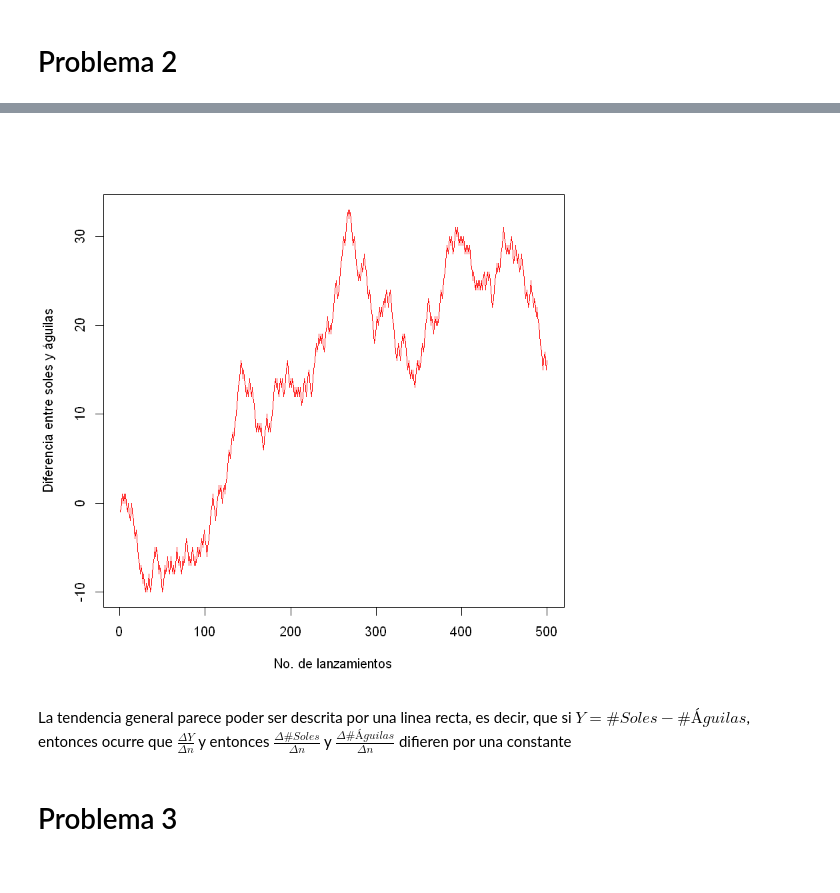
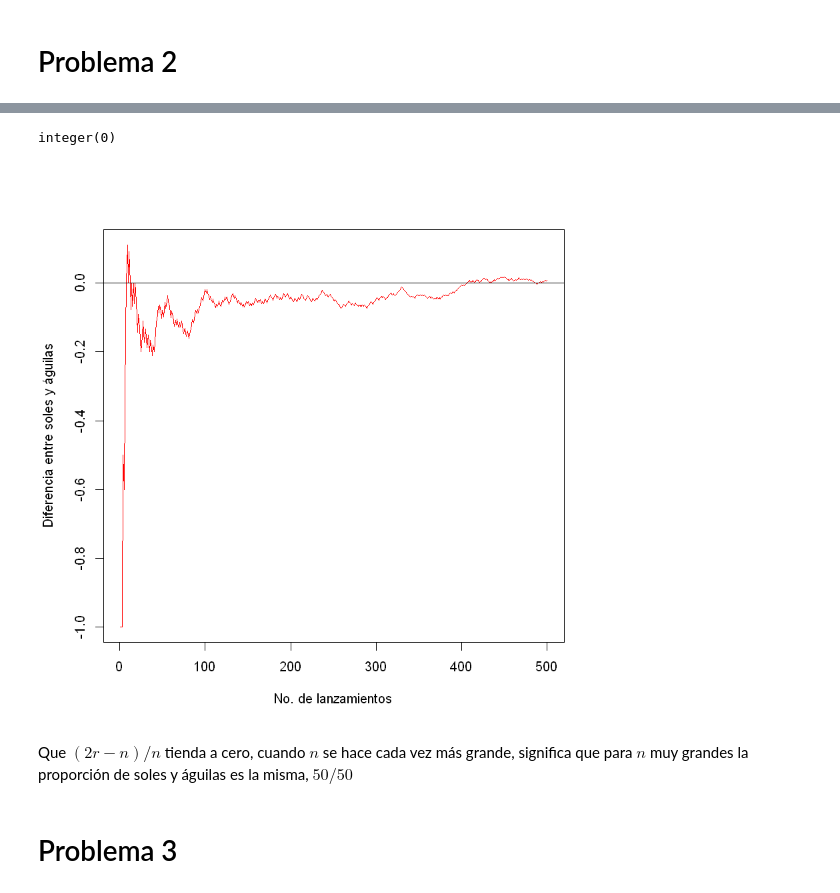
Before and after one commit to ItzamaDG/Tarea1-Simulacion, a Jupyter notebook: Tarea1.ipynb, the cells around one changed output, grey strips where cells are left out. Drawn from its saved outputs; the diff is of its cells as text; code cells hidden in the pictures.

```diff
--- a/Tarea1.ipynb
+++ b/Tarea1.ipynb
@@ -83,14 +85,14 @@ abline(h=0.5)
 # %%
 #Calculemos ahora la diferencia entre soles y águilas
-difsoles_aguilas <- 2*cumsum(x)-1:N
+difsoles_aguilas <- (2*cumsum(x)-1:N)/1:N
 #Realizamos la gráfica
 plot(1:N,difsoles_aguilas,type = 'l',xlab = 'No. de lanzamientos',
-     ylab = 'Diferencia entre soles y águilas',col = 'red')
+     ylab = 'Diferencia entre soles y águilas',col = 'red')+abline(h=0)
 # %% [output]
+integer(0)
-[figure, old version]
+[figure, new version]
-# %% [markdown]
-La tendencia general parece poder ser descrita por una linea recta, es decir, que si $Y=\#Soles-\#Águilas$, entonces ocurre que
-$\frac{\Delta Y}{\Delta n}$ y entonces $\frac{\Delta \#Soles}{\Delta n}$ y $\frac{\Delta \#Águilas}{\Delta n}$ difieren por una constante
+# %% [markdown]
+Que $(2r-n)/n$ tienda a cero, cuando $n$ se hace cada vez más grande, significa que para $n$ muy grandes la proporción de soles y águilas es la misma, $50/50$
 # %% [markdown]
 # Problema 3
 # %% [markdown]
```
Also changed, not shown: parts of 17 cells of this notebook, 1 other file.
